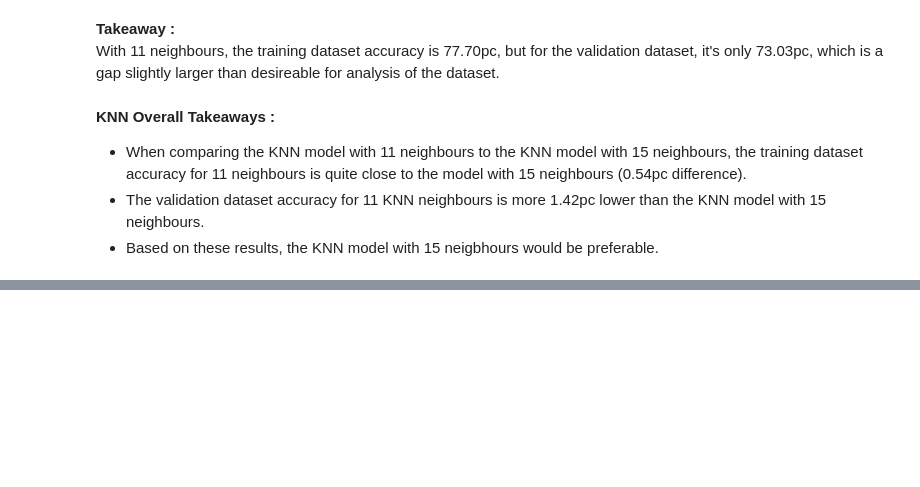
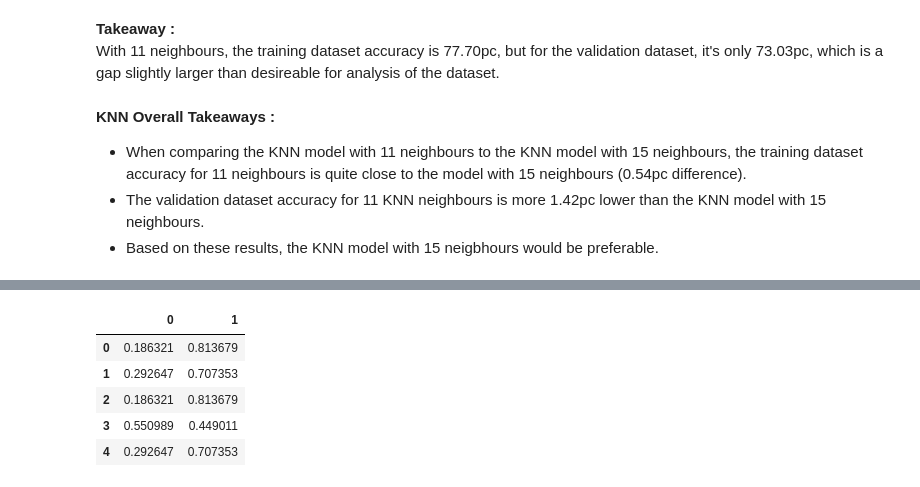
Before and after one commit to MagdalenaRahn/Project_1_Classification, a Jupyter notebook: project_1_modelling.ipynb, the cells around one changed output, grey strips where cells are left out. Cells and saved outputs as stored; diff of their text form; code cells hidden in the pictures; blank space fills up the shorter version.

```diff
--- a/project_1_modelling.ipynb
+++ b/project_1_modelling.ipynb
@@ -771,0 +808,7 @@ With 11 neighbours, the training dataset accuracy is 77.70pc, but for the valida
+# %%
+# estimating the probability of churn for each customer based on X_test
+
+X_test_prob3 = clf3.predict_proba(X_test)
+X_test_prob3[0:20]
+
+# each row adds up to 1 (F prob, ie, churn / T prob, ie, no churn)
@@ -771,0 +836,12 @@ With 11 neighbours, the training dataset accuracy is 77.70pc, but for the valida
+# %%
+# turn into a DF
+
+X_test_prob3 = pd.DataFrame(X_test_prob3)
+X_test_prob3.head()
+# %% [output]
+|  | 0 | 1 |
+| 0 | 0.186321 | 0.813679 |
+| 1 | 0.292647 | 0.707353 |
+| 2 | 0.186321 | 0.813679 |
+| 3 | 0.550989 | 0.449011 |
+| 4 | 0.292647 | 0.707353 |
```
Also changed, not shown: parts of 12 cells of this notebook, 3 other files.
